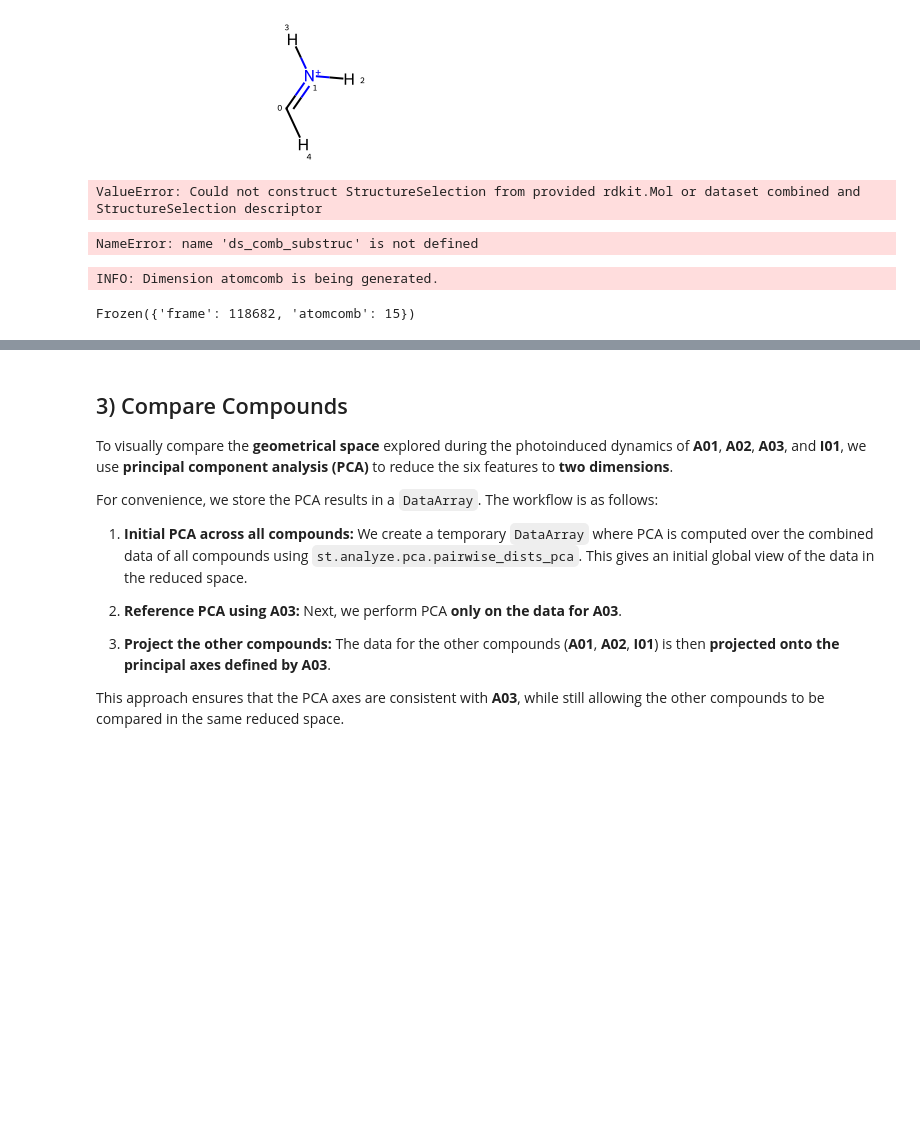
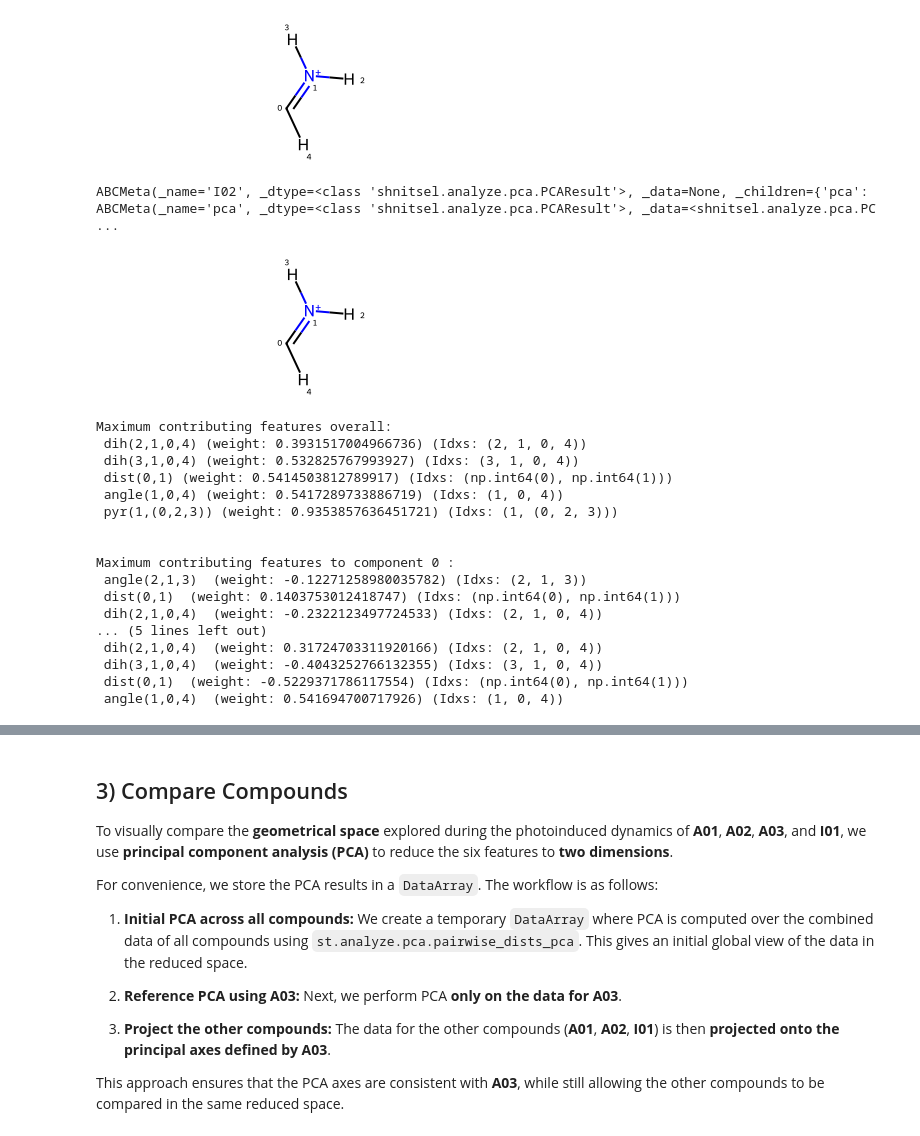
Before and after one commit to SHNITSEL/shnitsel-tools, a Jupyter notebook: tutorials/3_across_compounds.ipynb, the cells around one changed output, grey strips where cells are left out. Saved outputs shown, nothing was run; the diff lists cells and outputs as text; code cells hidden in the pictures; blank space fills up the shorter version.

Commit message:
Update across compounds tutorial

```diff
--- a/tutorials/3_across_compounds.ipynb
+++ b/tutorials/3_across_compounds.ipynb
@@ -123,26 +121,45 @@ I02_analog_stacked.mol
 # %% [output]
 [figure]
 # %%
-pca_res_I02 = PCA(I02_analog_stacked, ['bonds', 'angles', 'dihedrals', 'pyramids'])
+from shnitsel.geo.geocalc import get_bats
 
-kde_data = biplot_kde(
-    I02_analog_stacked, 4, 0, 1, 3, pca_data=pca_res_I02, num_bins=4, scatter_color_property="geo"#, geo_kde_ranges=[(0, 80), (100, 180)]
-)
+selection_keys = ['bonds', 'angles', 'dihedrals', 'pyramids']
+# Calculate all BATs for all analogs:
+dt_analog_bats_all = get_bats(analogs_tree, selection_keys)
+
+# Get the data for just I02 as one dataset
+# I02_analog_bats = dt_analog_bats_all["I02"]#.as_stacked
+# print(I02_analog_bats)
+
+# Calculate the PCA for I02
+pca_res_I02 = PCA(analogs_tree["I02"], structure_selection=selection_keys)
+
+#Since we provided the inputs as a tree, the result is also a tree:
+pca_res_I02
 # %% [output]
-ValueError: Could not construct StructureSelection from provided rdkit.Mol or dataset combined and StructureSelection descriptor
+ABCMeta(_name='I02', _dtype=<class 'shnitsel.analyze.pca.PCAResult'>, _data=None, _children={'pca': ABCMeta(_name='pca', _dtype=<class 'shnitsel.analyze.pca.PCAResult'>, _data=<shnitsel.analyze.pca.PC ...
-# %%
-# now we do the PCA on pairwise distances for the part with just 6 atoms:
-from shnitsel.vis.plot import biplot_kde
-
-ds_a03 = ds_comb_substruc.sel(compound='A03')
-kde_data = biplot_kde(ds_a03, 0,1,3,5, nbins=4, scatter_color='geo', geo_filter=[(0,70),(110,180)])
-# %% [output]
-NameError: name 'ds_comb_substruc' is not defined
-# %%
-from shnitsel.analyze.generic import get_standardized_pairwise_dists
-# compute descriptor for all molecules:
-pwdists = get_standardized_pairwise_dists(ds_comb_substruc.atXYZ, mean=True).transpose('frame', 'atomcomb')
-pwdists.sizes
-# %% [output]
-INFO: Dimension atomcomb is being generated.
-Frozen({'frame': 118682, 'atomcomb': 15})
+# %%
+# We can obtain the PCA result:
+pca_res_I02_unwrapped =  pca_res_I02["/pca"].data
+# And take a look at the most impactful features identified by PCA:
+display(I02_analog_stacked.mol)
+print(pca_res_I02_unwrapped.explain_loadings())
+# %% [output]
+[figure, added]
+Maximum contributing features overall:
+ dih(2,1,0,4) (weight: 0.3931517004966736) (Idxs: (2, 1, 0, 4))
+ dih(3,1,0,4) (weight: 0.532825767993927) (Idxs: (3, 1, 0, 4))
+ dist(0,1) (weight: 0.5414503812789917) (Idxs: (np.int64(0), np.int64(1)))
+ angle(1,0,4) (weight: 0.5417289733886719) (Idxs: (1, 0, 4))
+ pyr(1,(0,2,3)) (weight: 0.9353857636451721) (Idxs: (1, (0, 2, 3)))
+
+
+Maximum contributing features to component 0 :
+ angle(2,1,3)  (weight: -0.12271258980035782) (Idxs: (2, 1, 3))
+ dist(0,1)  (weight: 0.1403753012418747) (Idxs: (np.int64(0), np.int64(1)))
+ dih(2,1,0,4)  (weight: -0.2322123497724533) (Idxs: (2, 1, 0, 4))
+... (5 lines left out)
+ dih(2,1,0,4)  (weight: 0.31724703311920166) (Idxs: (2, 1, 0, 4))
+ dih(3,1,0,4)  (weight: -0.4043252766132355) (Idxs: (3, 1, 0, 4))
+ dist(0,1)  (weight: -0.5229371786117554) (Idxs: (np.int64(0), np.int64(1)))
+ angle(1,0,4)  (weight: 0.541694700717926) (Idxs: (1, 0, 4))
```
Also changed, not shown: parts of 4 cells of this notebook.
